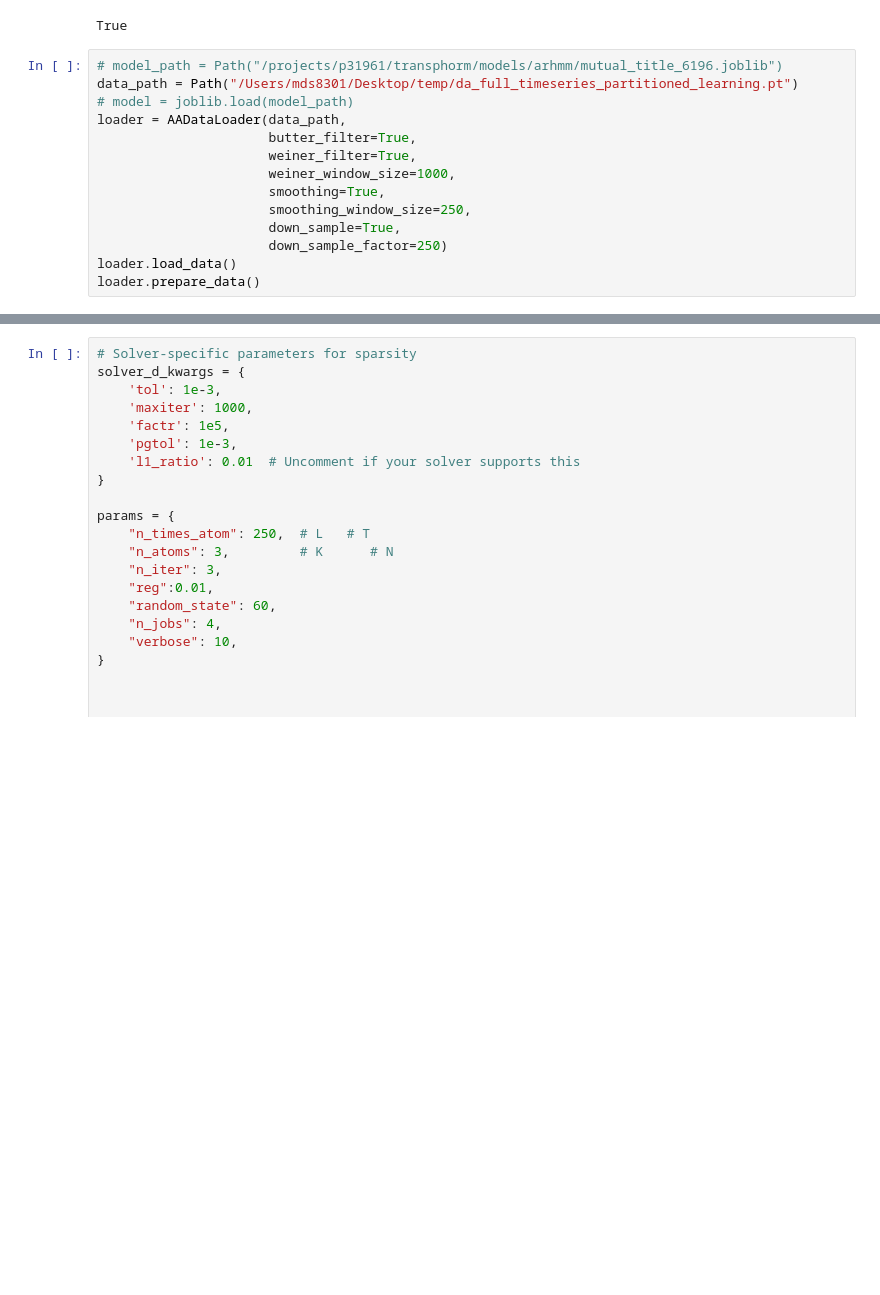
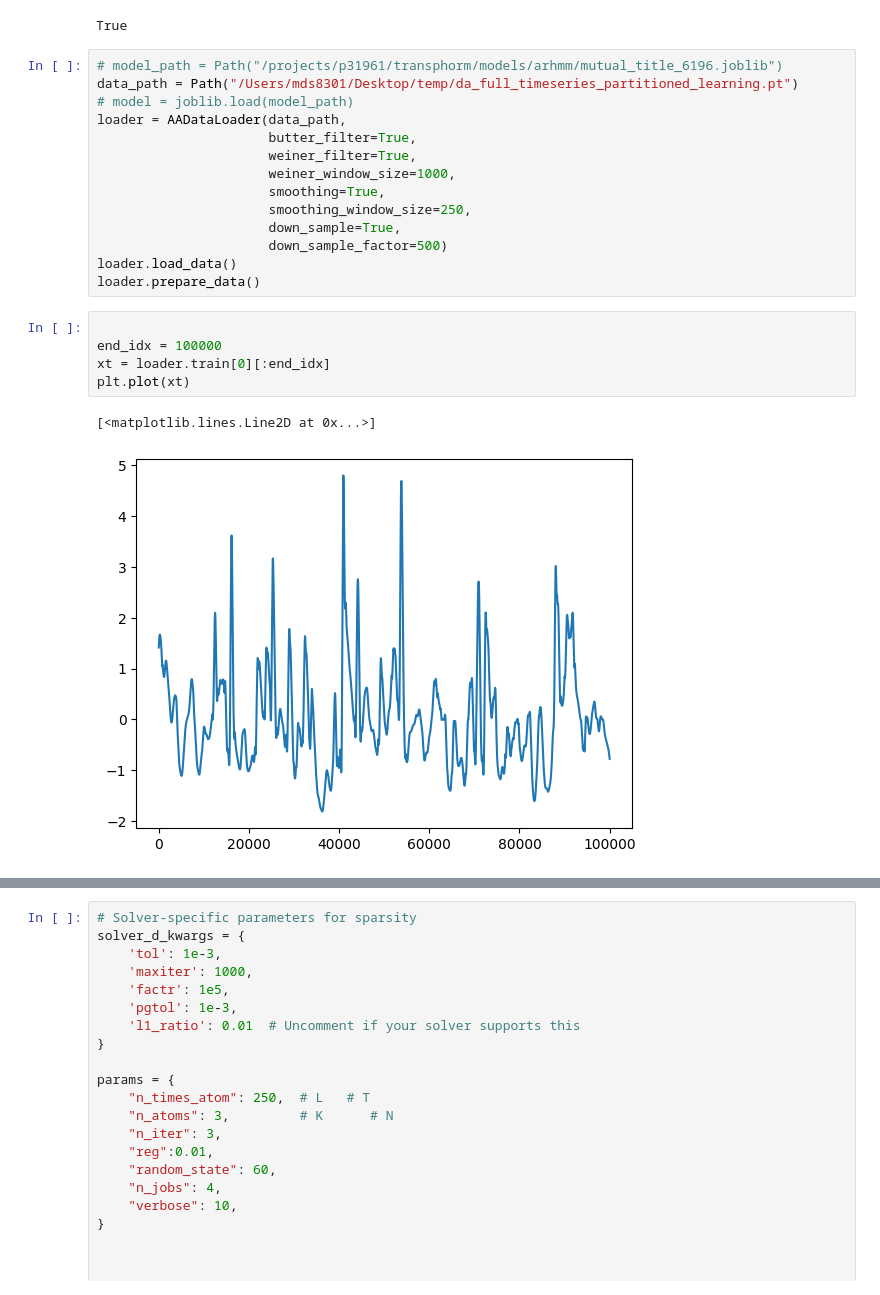
Before and after one commit to Mschaid/transphorm, a Jupyter notebook: notebooks/model_dev/sparce_coding.ipynb, the cells around one changed output, grey strips where cells are left out. Cells and saved outputs as stored; diff of their text form; blank space fills up the shorter version.

```diff
--- a/notebooks/model_dev/sparce_coding.ipynb
+++ b/notebooks/model_dev/sparce_coding.ipynb
@@ -37,6 +34,14 @@ loader = AADataLoader(data_path,
                       smoothing=True,
                       smoothing_window_size=250,
                       down_sample=True,
-                      down_sample_factor=250)
+                      down_sample_factor=500)
 loader.load_data()
 loader.prepare_data()
+# %%
+
+end_idx = 100000
+xt = loader.train[0][:end_idx]
+plt.plot(xt)
+# %% [output]
+[<matplotlib.lines.Line2D at 0x...>]
+[figure, added]
```
Also changed, not shown: parts of 2 cells of this notebook, 1 other file.
